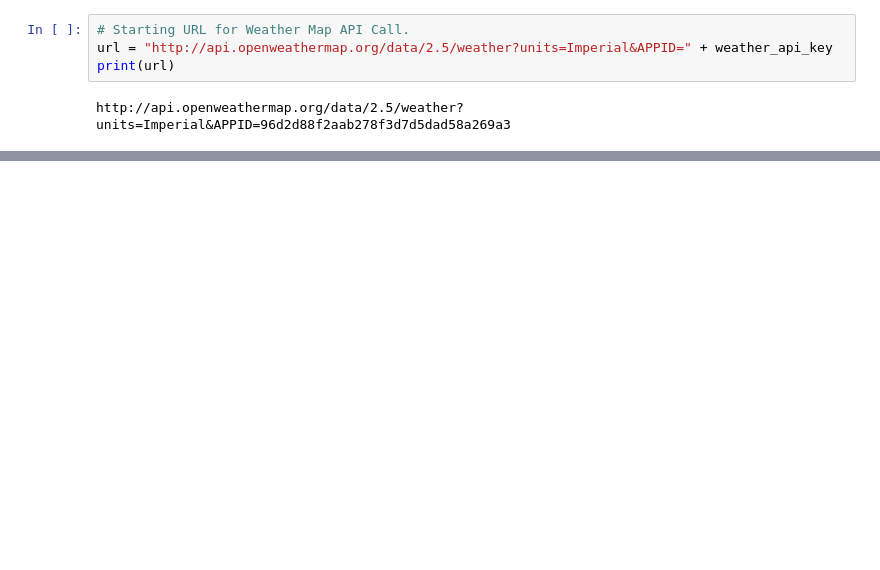
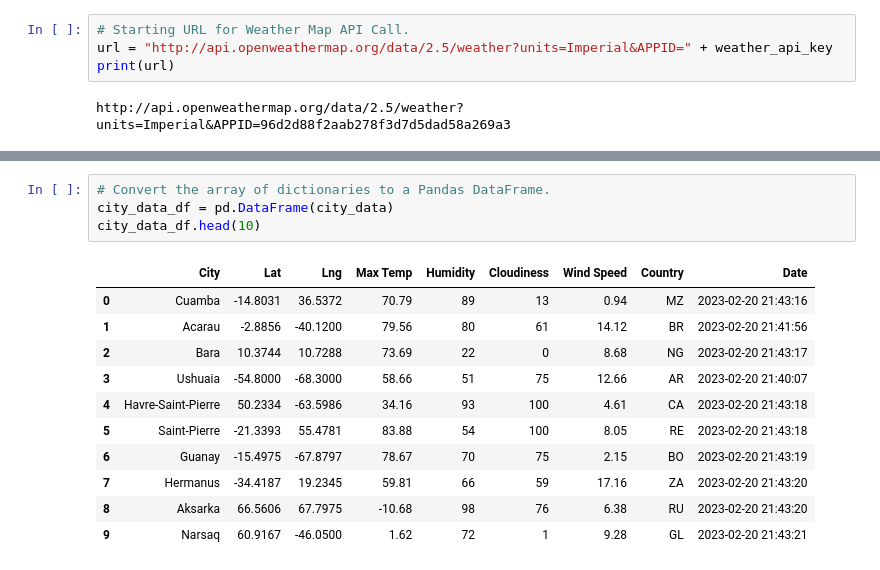
Before and after one commit to mdsinger/World_Weather_Analysis, a Jupyter notebook: WeatherPy.ipynb, the cells around one changed output, grey strips where cells are left out. Drawn from its saved outputs; the diff is of its cells as text; blank space fills up the shorter version.

```diff
--- a/WeatherPy.ipynb
+++ b/WeatherPy.ipynb
@@ -126,0 +128,16 @@ len(city_data)
+# %%
+# Convert the array of dictionaries to a Pandas DataFrame.
+city_data_df = pd.DataFrame(city_data)
+city_data_df.head(10)
+# %% [output]
+|  | City | Lat | Lng | Max Temp | Humidity | Cloudiness | Wind Speed | Country | Date |
+| 0 | Cuamba | -14.8031 | 36.5372 | 70.79 | 89 | 13 | 0.94 | MZ | 2023-02-20 21:43:16 |
+| 1 | Acarau | -2.8856 | -40.1200 | 79.56 | 80 | 61 | 14.12 | BR | 2023-02-20 21:41:56 |
+| 2 | Bara | 10.3744 | 10.7288 | 73.69 | 22 | 0 | 8.68 | NG | 2023-02-20 21:43:17 |
+| 3 | Ushuaia | -54.8000 | -68.3000 | 58.66 | 51 | 75 | 12.66 | AR | 2023-02-20 21:40:07 |
+| 4 | Havre-Saint-Pierre | 50.2334 | -63.5986 | 34.16 | 93 | 100 | 4.61 | CA | 2023-02-20 21:43:18 |
+| 5 | Saint-Pierre | -21.3393 | 55.4781 | 83.88 | 54 | 100 | 8.05 | RE | 2023-02-20 21:43:18 |
+| 6 | Guanay | -15.4975 | -67.8797 | 78.67 | 70 | 75 | 2.15 | BO | 2023-02-20 21:43:19 |
+| 7 | Hermanus | -34.4187 | 19.2345 | 59.81 | 66 | 59 | 17.16 | ZA | 2023-02-20 21:43:20 |
+| 8 | Aksarka | 66.5606 | 67.7975 | -10.68 | 98 | 76 | 6.38 | RU | 2023-02-20 21:43:20 |
+| 9 | Narsaq | 60.9167 | -46.0500 | 1.62 | 72 | 1 | 9.28 | GL | 2023-02-20 21:43:21 |
```
Also changed, not shown: parts of 10 cells of this notebook, 2 other files.
